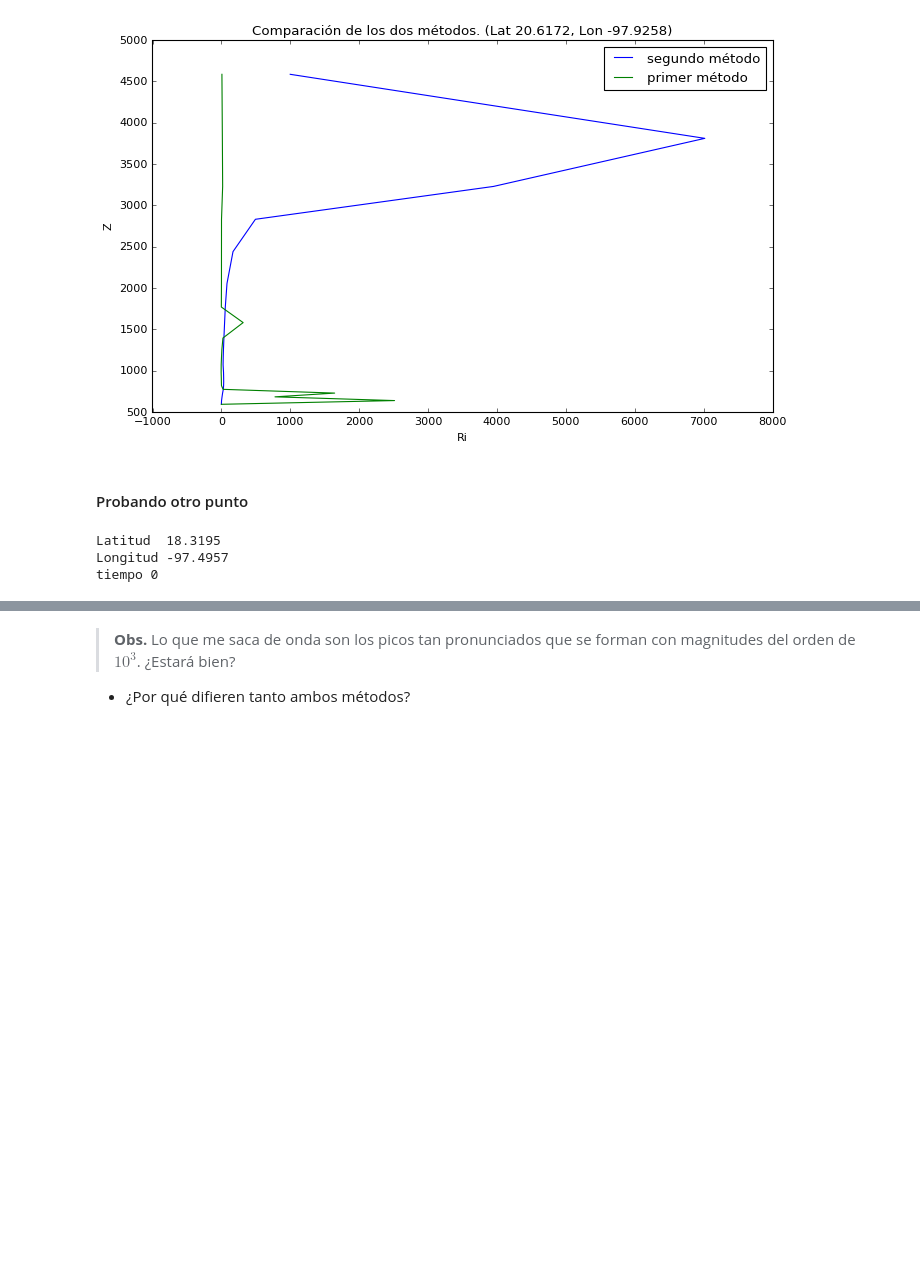
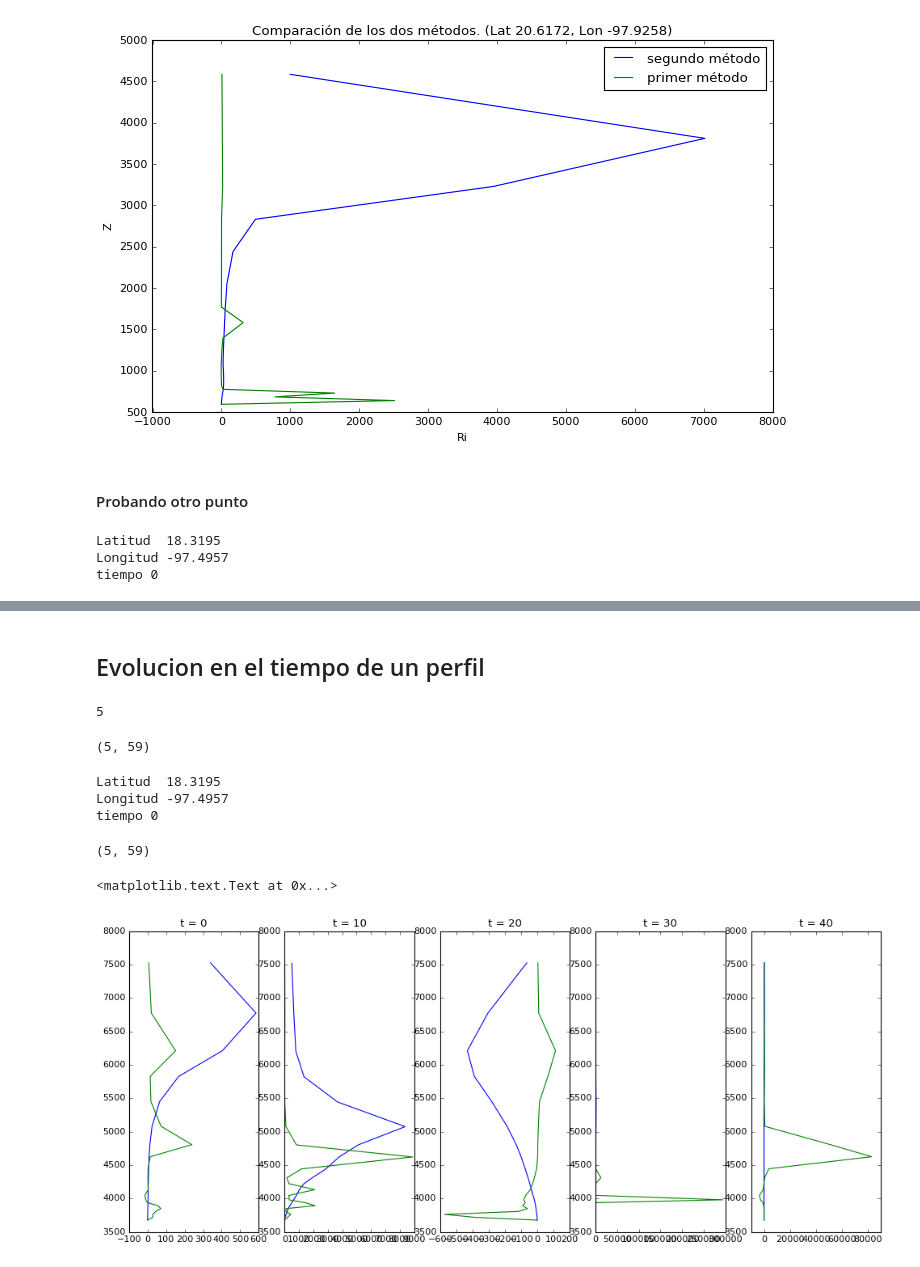
Before and after one commit to cpierard/capa_limite_WRF, a Jupyter notebook: Calculo_Richardson.ipynb, the cells around one changed output, grey strips where cells are left out. Saved outputs shown, nothing was run; the diff lists cells and outputs as text; code cells hidden in the pictures; blank space fills up the shorter version.

```diff
--- a/Calculo_Richardson.ipynb
+++ b/Calculo_Richardson.ipynb
@@ -504,4 +508,10 @@ plt.title('Comparación de los dos métodos. (Lat ' + str(xlat[t, nx, ny]) + ',
-# %% [markdown]
-> **Obs.** Lo que me saca de onda son los picos tan pronunciados que se forman con magnitudes del orden de $10^3$.
-¿Estará bien?
-- ¿Por qué difieren tanto ambos métodos?
+# %% [markdown]
+## Evolucion en el tiempo de un perfil
+# %%
+len(t_range)
+# %% [output]
+5
+# %%
+(5, Z[0,:, 1,1].shape[0])
+# %% [output]
+(5, 59)
@@ -507,0 +520,53 @@ plt.title('Comparación de los dos métodos. (Lat ' + str(xlat[t, nx, ny]) + ',
+# %%
+nx = 3 # coord. x
+ny = 23 #coord. y
+t_range = range(0, 50, 10) #tiempo
+
+print('Latitud ', xlat[t, nx, ny])
+print('Longitud', xlong[t, nx, ny])
+#print('tiempo', 0)
+Ri = np.zeros((len(t_range), Z[0,:, 1,1].shape[0]), dtype='float32')
+Ri2 = np.zeros((len(t_range), Z[0,:, 1,1].shape[0]), dtype='float32')
+
+for t in range(0, len(t_range)):
+    ti = t_range[t]
+    Ri[t, :] = compute_Richardson(T2[ti, nx, ny], T[ti, :, nx, ny], Z[ti, :, nx, ny], u_interpol[ti, :, nx, ny], v_interpol[ti, :, nx, ny])
+    Ri2[t, :] = compute_Richardson_2(T[ti, :, nx, ny], Z[ti, :, nx, ny], u_interpol[ti, :, nx, ny], v_interpol[ti, :, nx, ny])
+# %% [output]
+Latitud  18.3195
+Longitud -97.4957
+tiempo 0
+# %%
+Ri.shape
+# %% [output]
+(5, 59)
+# %%
+fig = plt.figure(figsize=(15,6))
+
+ax1 = fig.add_subplot(151)
+ax1.plot(Ri2[0, zoom_range], Z[0, zoom_range, nx, ny])
+ax1.plot(Ri[0, zoom_range], Z[0, zoom_range, nx, ny])
+plt.title("t = " + str(t_range[0]))
+
+ax2 = fig.add_subplot(152)
+ax2.plot(Ri2[1, zoom_range], Z[1, zoom_range, nx, ny])
+ax2.plot(Ri[1, zoom_range], Z[1, zoom_range, nx, ny])
+plt.title("t = " + str(t_range[1]))
+
+ax3 = fig.add_subplot(153)
+ax3.plot(Ri2[2, zoom_range], Z[0, zoom_range, nx, ny])
+ax3.plot(Ri[2, zoom_range], Z[0, zoom_range, nx, ny])
+plt.title("t = " + str(t_range[2]))
+
+ax4 = fig.add_subplot(154)
+ax4.plot(Ri2[3, zoom_range], Z[0, zoom_range, nx, ny])
+ax4.plot(Ri[3, zoom_range], Z[0, zoom_range, nx, ny])
+plt.title("t = " + str(t_range[3]))
+
+ax5 = fig.add_subplot(155)
+ax5.plot(Ri2[4, zoom_range], Z[0, zoom_range, nx, ny])
+ax5.plot(Ri[4, zoom_range], Z[0, zoom_range, nx, ny])
+plt.title("t = " + str(t_range[4]))
+# %% [output]
+<matplotlib.text.Text at 0x...>
+[figure, added]
```
Also changed, not shown: parts of 11 cells of this notebook.
